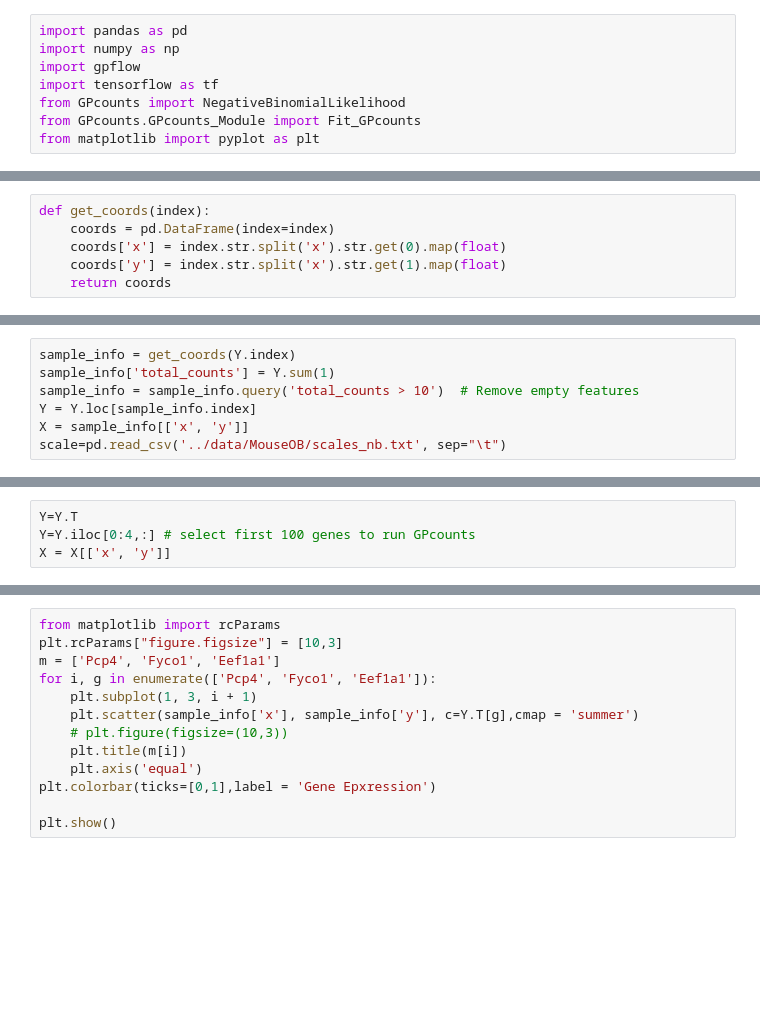
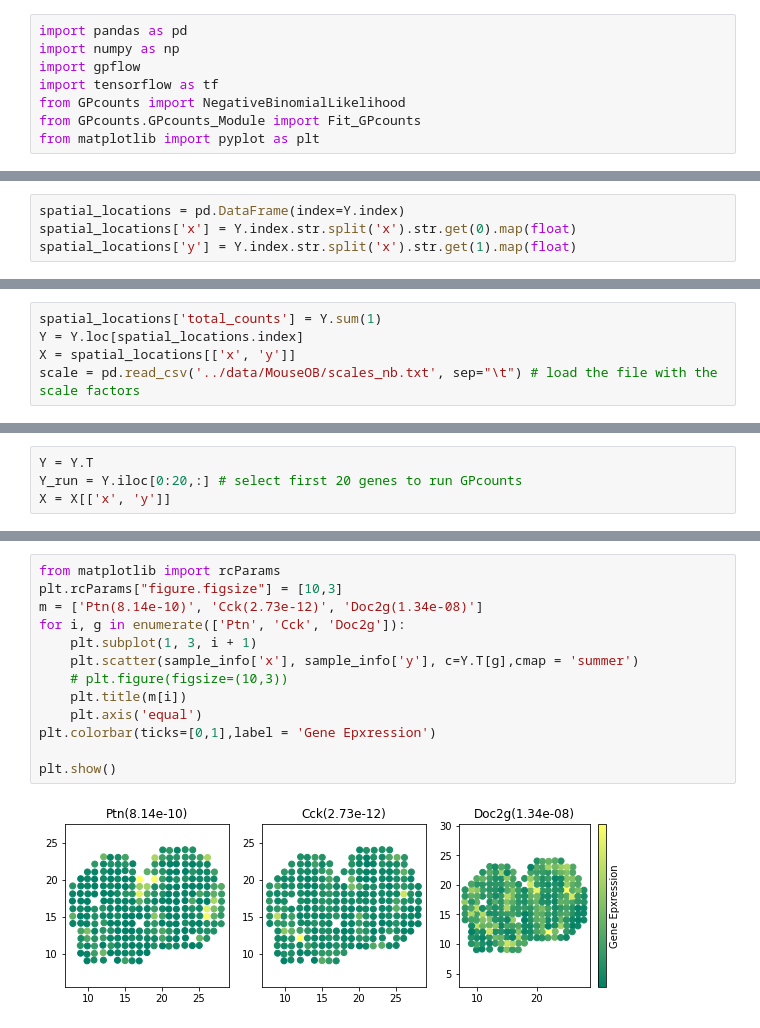
Before and after one commit to ManchesterBioinference/GPcounts, a Jupyter notebook: demo_notebooks/GPcountsSpatial.ipynb, the cells around one changed output, grey strips where cells are left out. Drawn from its saved outputs; the diff is of its cells as text; blank space fills up the shorter version.

Commit message:
added file with SE genes and corrected the notebook

```diff
--- a/demo_notebooks/GPcountsSpatial.ipynb
+++ b/demo_notebooks/GPcountsSpatial.ipynb
@@ -19,6 +21,4 @@ from matplotlib import pyplot as plt
 # %%
-def get_coords(index):
-    coords = pd.DataFrame(index=index)
-    coords['x'] = index.str.split('x').str.get(0).map(float)
-    coords['y'] = index.str.split('x').str.get(1).map(float)
-    return coords
+spatial_locations = pd.DataFrame(index=Y.index)
+spatial_locations['x'] = Y.index.str.split('x').str.get(0).map(float)
+spatial_locations['y'] = Y.index.str.split('x').str.get(1).map(float)
@@ -29,7 +25,5 @@ Y = Y.T[Y.sum(0) >= 3].T
 # %%
-sample_info = get_coords(Y.index)
-sample_info['total_counts'] = Y.sum(1)
-sample_info = sample_info.query('total_counts > 10')  # Remove empty features
-Y = Y.loc[sample_info.index]
-X = sample_info[['x', 'y']]
-scale=pd.read_csv('../data/MouseOB/scales_nb.txt', sep="\t")
+spatial_locations['total_counts'] = Y.sum(1)
+Y = Y.loc[spatial_locations.index]
+X = spatial_locations[['x', 'y']]
+scale = pd.read_csv('../data/MouseOB/scales_nb.txt', sep="\t") # load the file with the scale factors
@@ -36,4 +32,4 @@ scale=pd.read_csv('../data/MouseOB/scales_nb.txt', sep="\t")
 # %%
-Y=Y.T
-Y=Y.iloc[0:4,:] # select first 100 genes to run GPcounts
+Y = Y.T
+Y_run = Y.iloc[0:20,:] # select first 20 genes to run GPcounts
 X = X[['x', 'y']]
@@ -54,13 +93,15 @@ df.head(20)
 # %%
 from matplotlib import rcParams
 plt.rcParams["figure.figsize"] = [10,3]
-m = ['Pcp4', 'Fyco1', 'Eef1a1']
-for i, g in enumerate(['Pcp4', 'Fyco1', 'Eef1a1']):
+m = ['Ptn(8.14e-10)', 'Cck(2.73e-12)', 'Doc2g(1.34e-08)']
+for i, g in enumerate(['Ptn', 'Cck', 'Doc2g']):
     plt.subplot(1, 3, i + 1)
     plt.scatter(sample_info['x'], sample_info['y'], c=Y.T[g],cmap = 'summer')
     # plt.figure(figsize=(10,3))
     plt.title(m[i])
     plt.axis('equal')
 plt.colorbar(ticks=[0,1],label = 'Gene Epxression')
 
 plt.show()
+# %% [output]
+[figure, added]
```
Also changed, not shown: parts of 13 cells of this notebook, 1 other file.
